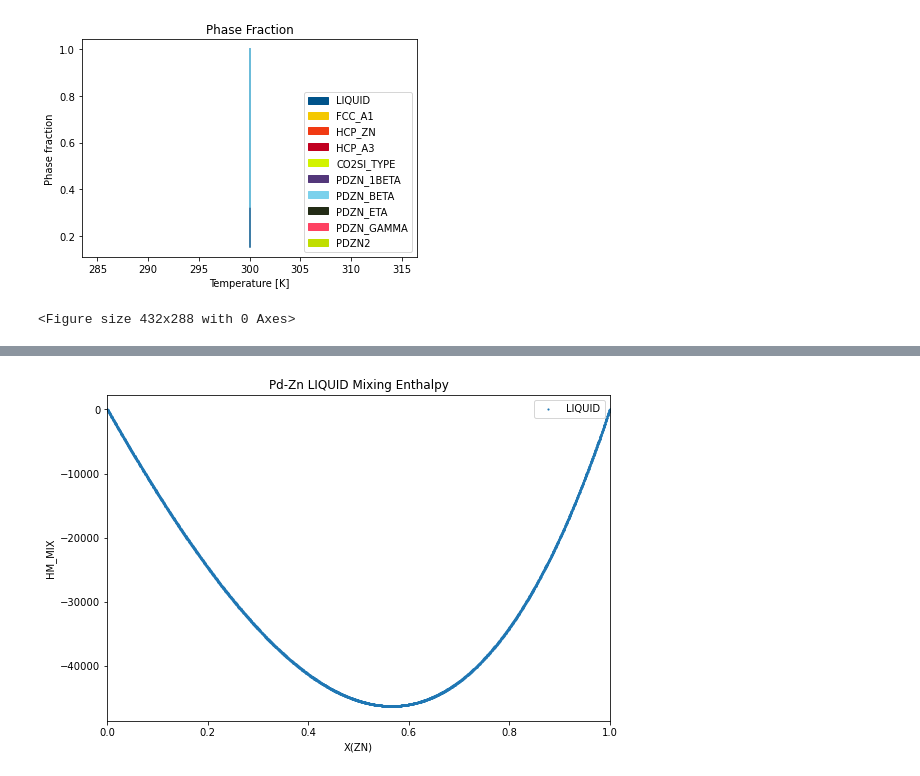
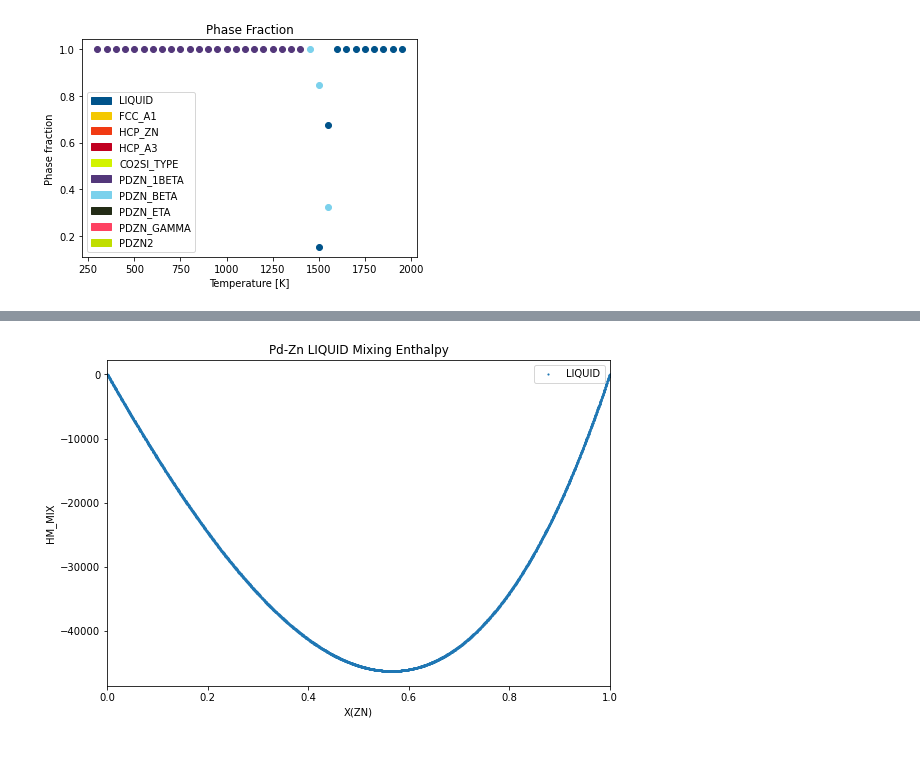
Before and after one commit to RushiGong/MATSE-580, a Jupyter notebook: HM2_Pd-Zn/PdZn_Rushi_Gong.ipynb, the cells around one changed output, grey strips where cells are left out. Drawn from its saved outputs; the diff is of its cells as text; code cells hidden in the pictures.

```diff
--- a/HM2_Pd-Zn/PdZn_Rushi_Gong.ipynb
+++ b/HM2_Pd-Zn/PdZn_Rushi_Gong.ipynb
@@ -59,26 +54,19 @@ plt.savefig('Pd-Zn Gibbs Energy')
 # %%
 #phase fractions
 eq_pf = equilibrium(db, comps, phases, {v.N: 1, v.X('ZN'): 0.5, v.T: (300, 2000, 50), v.P: 101325})
 from pycalphad.plot.utils import phase_legend
 phase_handles, phasemap = phase_legend(phases)
 
-#plt.plot(eq_pf.T, eq_pf.NP.squeeze())
-#plt.title('Pd-Zn: Phase fractions vs T [X(ZN)=0.5]')
-#plt.xlabel('Temperature (K)')
-#plt.ylabel('Phase Fraction')
-
 for name in phases:
     phase_indices = np.nonzero(eq_pf.Phase.values == name)
-    plt.plot(np.take(eq_pf['T'].values, phase_indices[1]), eq_pf.NP.values[phase_indices], color=phasemap[name])
-plt.gca().legend(phase_handles, phases, loc='lower right')
+    plt.scatter(np.take(eq_pf['T'].values, phase_indices[2]), eq_pf.NP.values[phase_indices], color=phasemap[name])
+plt.gca().legend(phase_handles, phases, loc='lower left')
 plt.title("Phase Fraction")
 plt.xlabel("Temperature [K]")
 plt.ylabel("Phase fraction")
 plt.show()
-plt.savefig('Pd-Zn Phase Fraction')
 # %% [output]
-[figure, old version]
+[figure, new version]
-<Figure size 432x288 with 0 Axes>
 # %%
 #enthalpy of formation at 298 K
 pd_ref = ReferenceState("PD", "FCC_A1", {v.T: 298.15, v.P: 101325})
```
Also changed, not shown: parts of 2 cells of this notebook.
